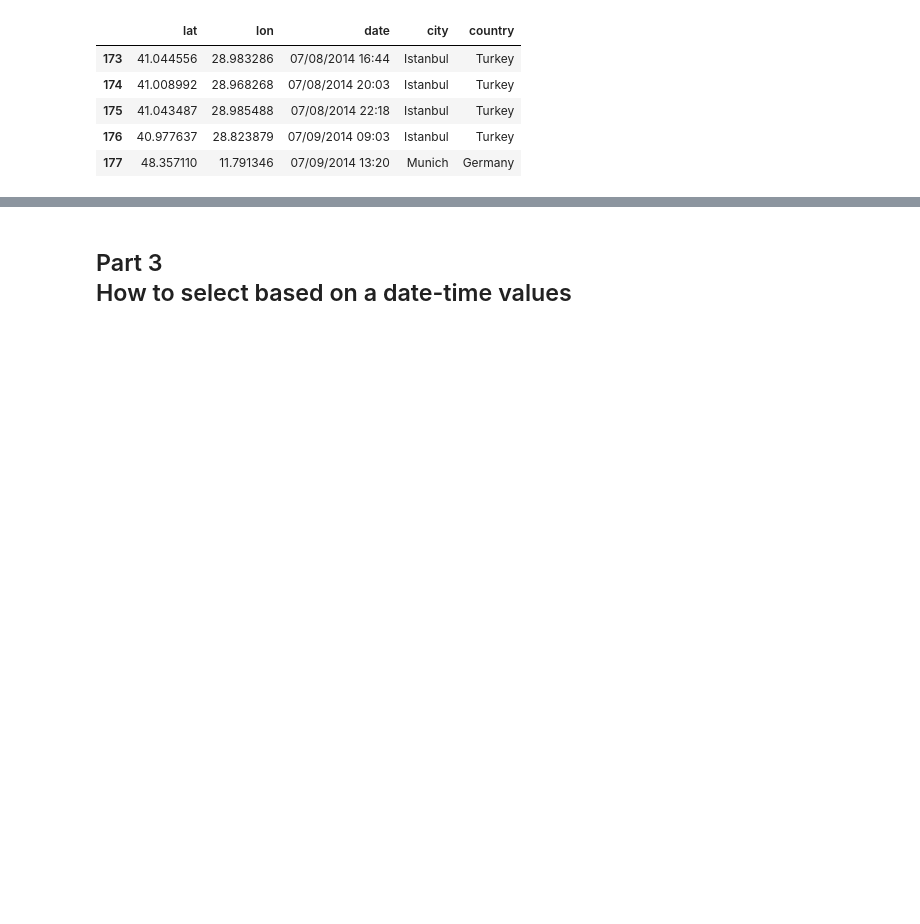
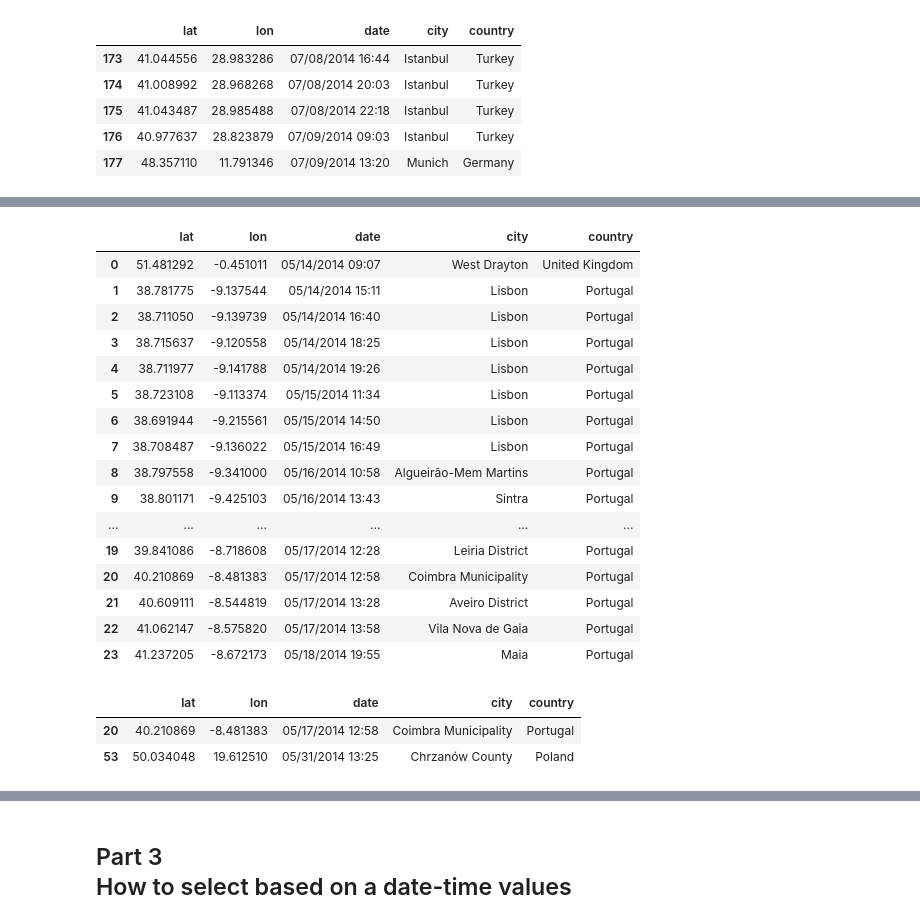
Before and after one commit to qszhao/PTUA2023, a Jupyter notebook: Lab05/Lab05_Pandas.ipynb, the cells around one changed output, grey strips where cells are left out. Drawn from its saved outputs; the diff is of its cells as text; code cells hidden in the pictures; blank space fills up the shorter version.

```diff
--- a/Lab05/Lab05_Pandas.ipynb
+++ b/Lab05/Lab05_Pandas.ipynb
@@ -66,6 +155,30 @@ df.tail()
 # %%
 # Q12: how many observations are west of the prime meridian?
+df.loc[df['lon'] <0]
+# %% [output]
+|  | lat | lon | date | city | country |
+| 0 | 51.481292 | -0.451011 | 05/14/2014 09:07 | West Drayton | United Kingdom |
+| 1 | 38.781775 | -9.137544 | 05/14/2014 15:11 | Lisbon | Portugal |
+| 2 | 38.711050 | -9.139739 | 05/14/2014 16:40 | Lisbon | Portugal |
+| 3 | 38.715637 | -9.120558 | 05/14/2014 18:25 | Lisbon | Portugal |
+| 4 | 38.711977 | -9.141788 | 05/14/2014 19:26 | Lisbon | Portugal |
+| 5 | 38.723108 | -9.113374 | 05/15/2014 11:34 | Lisbon | Portugal |
+| 6 | 38.691944 | -9.215561 | 05/15/2014 14:50 | Lisbon | Portugal |
+| 7 | 38.708487 | -9.136022 | 05/15/2014 16:49 | Lisbon | Portugal |
+| 8 | 38.797558 | -9.341000 | 05/16/2014 10:58 | Algueirão-Mem Martins | Portugal |
+| 9 | 38.801171 | -9.425103 | 05/16/2014 13:43 | Sintra | Portugal |
+| ... | ... | ... | ... | ... | ... |
+| 19 | 39.841086 | -8.718608 | 05/17/2014 12:28 | Leiria District | Portugal |
+| 20 | 40.210869 | -8.481383 | 05/17/2014 12:58 | Coimbra Municipality | Portugal |
+| 21 | 40.609111 | -8.544819 | 05/17/2014 13:28 | Aveiro District | Portugal |
+| 22 | 41.062147 | -8.575820 | 05/17/2014 13:58 | Vila Nova de Gaia | Portugal |
+| 23 | 41.237205 | -8.672173 | 05/18/2014 19:55 | Maia | Portugal |
 # %%
 # Q13: get all rows that contain a city that starts with the letter G
+df.loc[df['city'].str.startswith('C')]
+# %% [output]
+|  | lat | lon | date | city | country |
+| 20 | 40.210869 | -8.481383 | 05/17/2014 12:58 | Coimbra Municipality | Portugal |
+| 53 | 50.034048 | 19.612510 | 05/31/2014 13:25 | Chrzanów County | Poland |
 # %%
 # Q14: how many unique cities and countries in the dataset?
```
Also changed, not shown: parts of 18 cells of this notebook.
